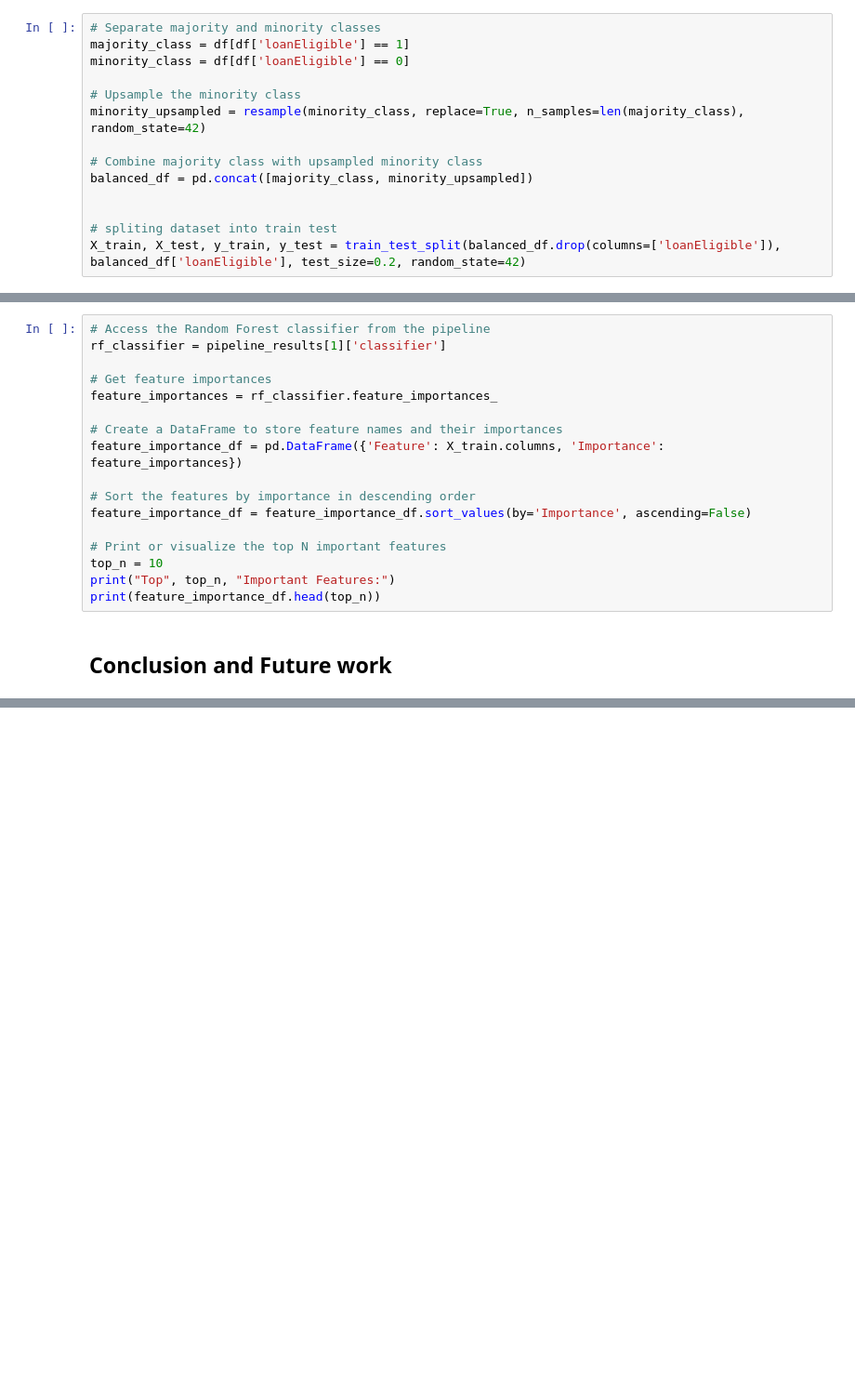
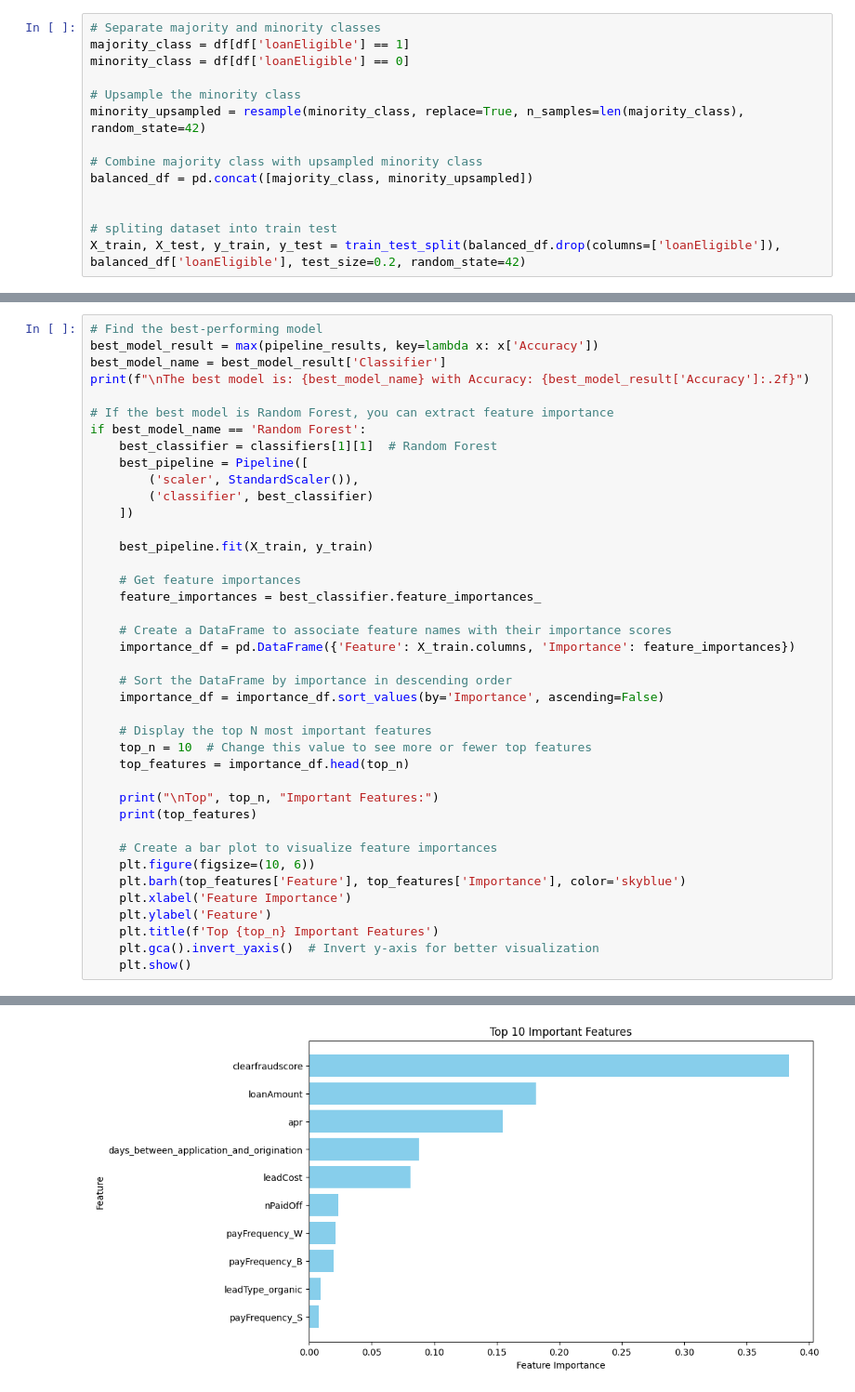
Before and after one commit to sheikhhanif/loan_repay, a Jupyter notebook: loan_default.ipynb, the cells around one changed output, grey strips where cells are left out. Shown at 93% size. Drawn from its saved outputs; the diff is of its cells as text; blank space fills up the shorter version.

```diff
--- a/loan_default.ipynb
+++ b/loan_default.ipynb
@@ -476,19 +494,41 @@ for result in pipeline_results:
-# %%
-# Access the Random Forest classifier from the pipeline
-rf_classifier = pipeline_results[1]['classifier']
-
-# Get feature importances
-feature_importances = rf_classifier.feature_importances_
-
-# Create a DataFrame to store feature names and their importances
-feature_importance_df = pd.DataFrame({'Feature': X_train.columns, 'Importance': feature_importances})
-
-# Sort the features by importance in descending order
-feature_importance_df = feature_importance_df.sort_values(by='Importance', ascending=False)
-
-# Print or visualize the top N important features
-top_n = 10
-print("Top", top_n, "Important Features:")
-print(feature_importance_df.head(top_n))
-# %% [markdown]
-## Conclusion and Future work
+# %%
+# Find the best-performing model
+best_model_result = max(pipeline_results, key=lambda x: x['Accuracy'])
+best_model_name = best_model_result['Classifier']
+print(f"\nThe best model is: {best_model_name} with Accuracy: {best_model_result['Accuracy']:.2f}")
+
+# If the best model is Random Forest, you can extract feature importance
+if best_model_name == 'Random Forest':
+    best_classifier = classifiers[1][1]  # Random Forest
+    best_pipeline = Pipeline([
+        ('scaler', StandardScaler()),
+        ('classifier', best_classifier)
+    ])
+
+    best_pipeline.fit(X_train, y_train)
+
+    # Get feature importances
+    feature_importances = best_classifier.feature_importances_
+
+    # Create a DataFrame to associate feature names with their importance scores
+    importance_df = pd.DataFrame({'Feature': X_train.columns, 'Importance': feature_importances})
+
+    # Sort the DataFrame by importance in descending order
+    importance_df = importance_df.sort_values(by='Importance', ascending=False)
+
+    # Display the top N most important features
+    top_n = 10  # Change this value to see more or fewer top features
+    top_features = importance_df.head(top_n)
+
+    print("\nTop", top_n, "Important Features:")
+    print(top_features)
+
+    # Create a bar plot to visualize feature importances
+    plt.figure(figsize=(10, 6))
+    plt.barh(top_features['Feature'], top_features['Importance'], color='skyblue')
+    plt.xlabel('Feature Importance')
+    plt.ylabel('Feature')
+    plt.title(f'Top {top_n} Important Features')
+    plt.gca().invert_yaxis()  # Invert y-axis for better visualization
+    plt.show()
+# %% [output]
@@ -494,0 +549 @@ print(feature_importance_df.head(top_n))
+[figure, added]
```
Also changed, not shown: parts of 5 cells of this notebook.
